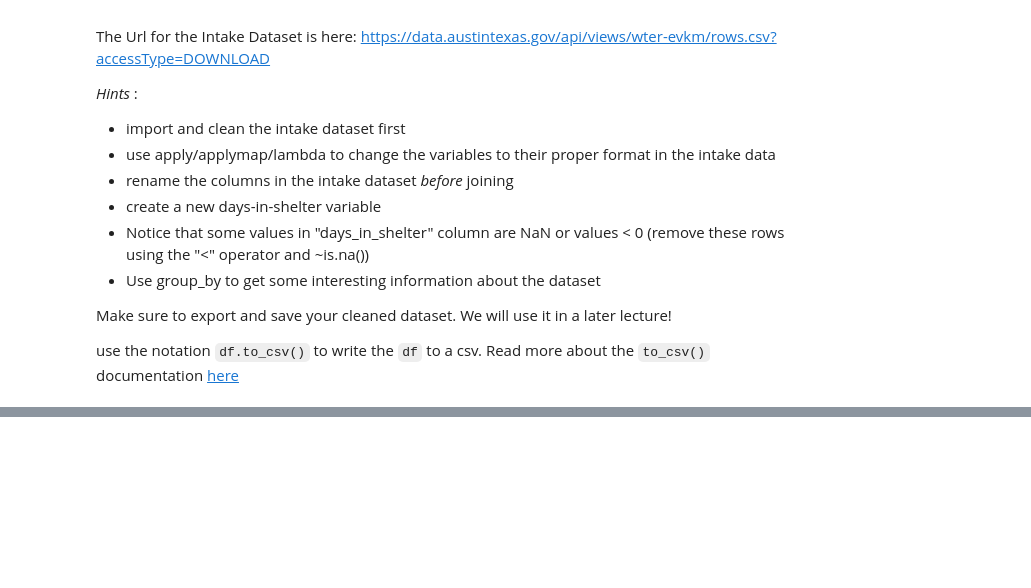
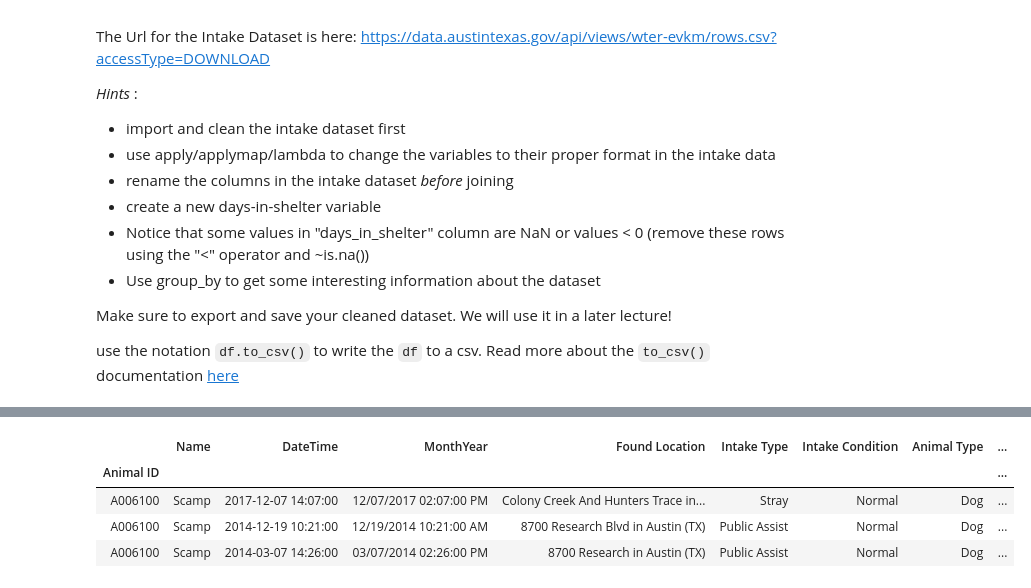
Before and after one commit to NathanVenos/dc-ds-08-26-19, a Jupyter notebook: module-1/week-2/day-1-pandas-2/pandas-2-manipulation-working.ipynb, the cells around one changed output, grey strips where cells are left out. Cells and saved outputs as stored; diff of their text form; code cells hidden in the pictures; blank space fills up the shorter version.

```diff
--- a/module-1/week-2/day-1-pandas-2/pandas-2-manipulation-working.ipynb
+++ b/module-1/week-2/day-1-pandas-2/pandas-2-manipulation-working.ipynb
@@ -810,0 +933,7 @@ use the notation `df.to_csv()` to write the `df` to a csv. Read more about the `
+# %%
+split_dict = {'year': 1, 'years': 1, 'month': 12, 'months': 12, 'week': 52, 'weeks': 52, 'day': 365, 'days': 365}
+animal_intake['Age upon Intake float'] = animal_intake['Age upon Intake'].apply(
+    lambda x: np.nan if x is np.nan else float(x.split()[0]) / split_dict[x.split()[1]])
+# %%
+animal_outcomes.drop('Age upon Outcome Type', axis=1, inplace=True)
+animal_intake.drop('Age upon Intake Type', axis=1, inplace=True)
@@ -810,0 +945,5 @@ use the notation `df.to_csv()` to write the `df` to a csv. Read more about the `
+# %%
+animal_intake.columns = ['Animal ID', 'Name', 'DateTime', 'MonthYear', 'Found Location',
+       'Intake Type', 'Intake Condition', 'Animal Type', 'Sex upon Intake',
+       'Age upon Intake', 'Breed', 'Color', 'Intake year', 'Intake month',
+       'Age upon Intake float']
@@ -810,0 +953,8 @@ use the notation `df.to_csv()` to write the `df` to a csv. Read more about the `
+# %%
+animal_intake.loc['A006100']
+# %% [output]
+|  | Name | DateTime | MonthYear | Found Location | Intake Type | Intake Condition | Animal Type | ... |
+| Animal ID |  |  |  |  |  |  |  | ... |
+| A006100 | Scamp | 2017-12-07 14:07:00 | 12/07/2017 02:07:00 PM | Colony Creek And Hunters Trace in... | Stray | Normal | Dog | ... |
+| A006100 | Scamp | 2014-12-19 10:21:00 | 12/19/2014 10:21:00 AM | 8700 Research Blvd in Austin (TX) | Public Assist | Normal | Dog | ... |
+| A006100 | Scamp | 2014-03-07 14:26:00 | 03/07/2014 02:26:00 PM | 8700 Research in Austin (TX) | Public Assist | Normal | Dog | ... |
```
Also changed, not shown: parts of 25 cells of this notebook.
